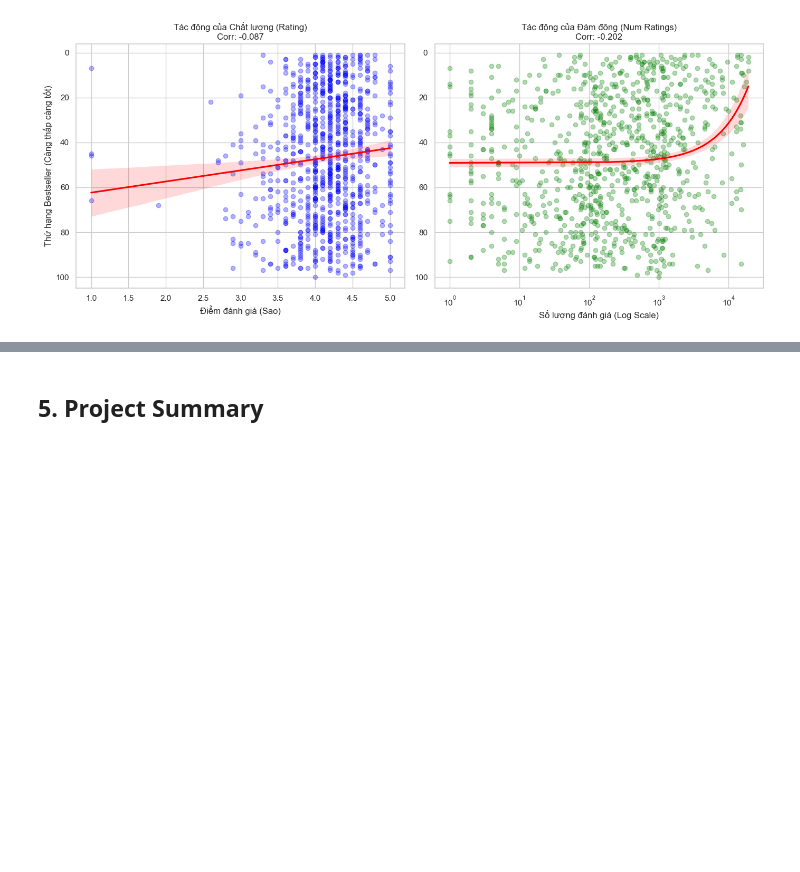
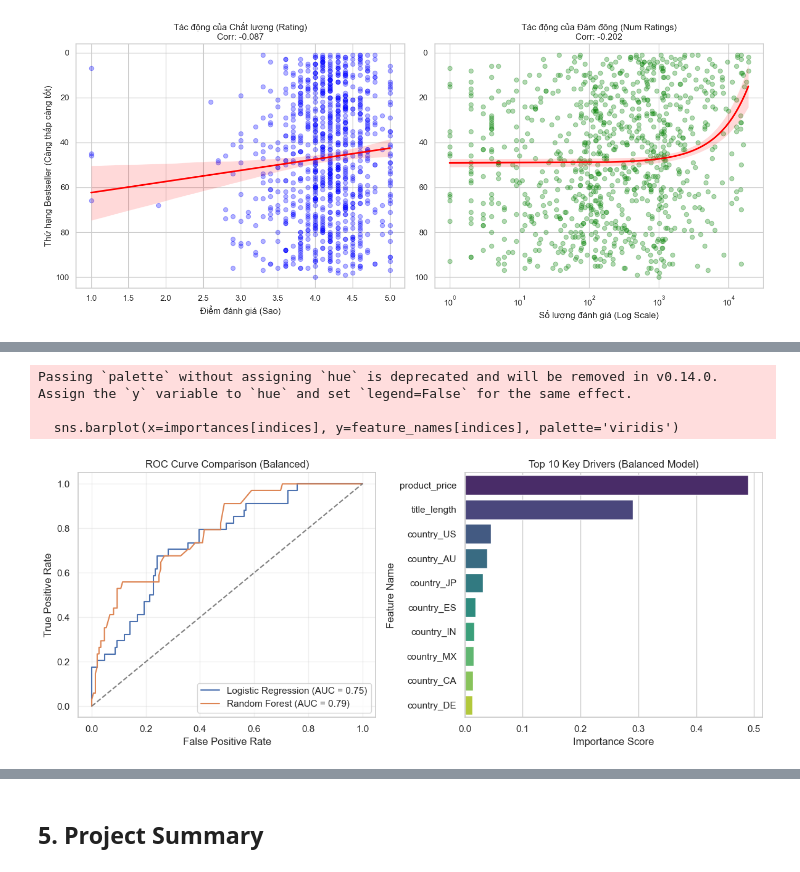
Before and after one commit to TANVANHCMUS2005/LTKHDL_Final_Project, a Jupyter notebook: Final_project.ipynb, the cells around one changed output, grey strips where cells are left out. Saved outputs shown, nothing was run; the diff lists cells and outputs as text; code cells hidden in the pictures; blank space fills up the shorter version.

```diff
--- a/Final_project.ipynb
+++ b/Final_project.ipynb
@@ -1087,0 +1428,68 @@ Dữ liệu khẳng định rằng trong cuộc đua Bestseller, **"Hiệu ứng
+# %%
+# 1. Định nghĩa Pipeline
+# Thêm tham số class_weight='balanced' vào cả 2 mô hình
+models = {
+    "Logistic Regression": Pipeline(steps=[
+        ('preprocessor', preprocessor),
+        ('classifier', LogisticRegression(class_weight='balanced', random_state=42))
+    ]),
+    "Random Forest": Pipeline(steps=[
+        ('preprocessor', preprocessor),
+        ('classifier', RandomForestClassifier(n_estimators=100, class_weight='balanced', random_state=42))
+    ])
+}
+
+results = {}
+
+print("--- Hiệu suất mô hình ---")
+
+# 2. Vòng lặp Huấn luyện & Đánh giá
+for name, model in models.items():
+    model.fit(X_train, y_train)
+    y_pred = model.predict(X_test)
+    y_prob = model.predict_proba(X_test)[:, 1]
+
+    acc = accuracy_score(y_test, y_pred)
+    fpr, tpr, _ = roc_curve(y_test, y_prob)
+    roc_auc = auc(fpr, tpr)
+
+    results[name] = {'Accuracy': acc, 'AUC': roc_auc, 'FPR': fpr, 'TPR': tpr}
+
+    print(f"\n>> {name}:")
+    print(f"Accuracy: {acc:.2%}")
+    print(f"ROC-AUC Score: {roc_auc:.4f}")
+    print("Classification Report:")
+    print(classification_report(y_test, y_pred))
+
+# 3. Trực quan hóa
+plt.figure(figsize=(12, 5))
+
+# Biểu đồ A: So sánh ROC Curve
+plt.subplot(1, 2, 1)
+for name, metrics in results.items():
+    plt.plot(metrics['FPR'], metrics['TPR'], label=f"{name} (AUC = {metrics['AUC']:.2f})")
+plt.plot([0, 1], [0, 1], 'k--', color='gray')
+plt.xlabel('False Positive Rate')
+plt.ylabel('True Positive Rate')
+plt.title('ROC Curve Comparison (Balanced)')
+plt.legend(loc='lower right')
+plt.grid(True, alpha=0.3)
+
+# Biểu đồ B: Feature Importance (Random Forest)
+rf_pipeline = models['Random Forest']
+rf_model_step = rf_pipeline.named_steps['classifier']
+preprocessor_step = rf_pipeline.named_steps['preprocessor']
+cat_cols = preprocessor_step.named_transformers_['cat']['onehot'].get_feature_names_out(categorical_features)
+feature_names = np.r_[numeric_features, cat_cols]
+importances = rf_model_step.feature_importances_
+indices = np.argsort(importances)[::-1][:10]
+
+plt.subplot(1, 2, 2)
+sns.barplot(x=importances[indices], y=feature_names[indices], palette='viridis')
+plt.title('Top 10 Key Drivers (Balanced Model)')
+plt.xlabel('Importance Score')
+plt.ylabel('Feature Name')
+
+plt.tight_layout()
+plt.show()
+# %% [output]
@@ -1087,0 +1513,4 @@ Dữ liệu khẳng định rằng trong cuộc đua Bestseller, **"Hiệu ứng
+Passing `palette` without assigning `hue` is deprecated and will be removed in v0.14.0. Assign the `y` variable to `hue` and set `legend=False` for the same effect.
+
+  sns.barplot(x=importances[indices], y=feature_names[indices], palette='viridis')
+[figure, added]
```
Also changed, not shown: parts of 33 cells of this notebook.
